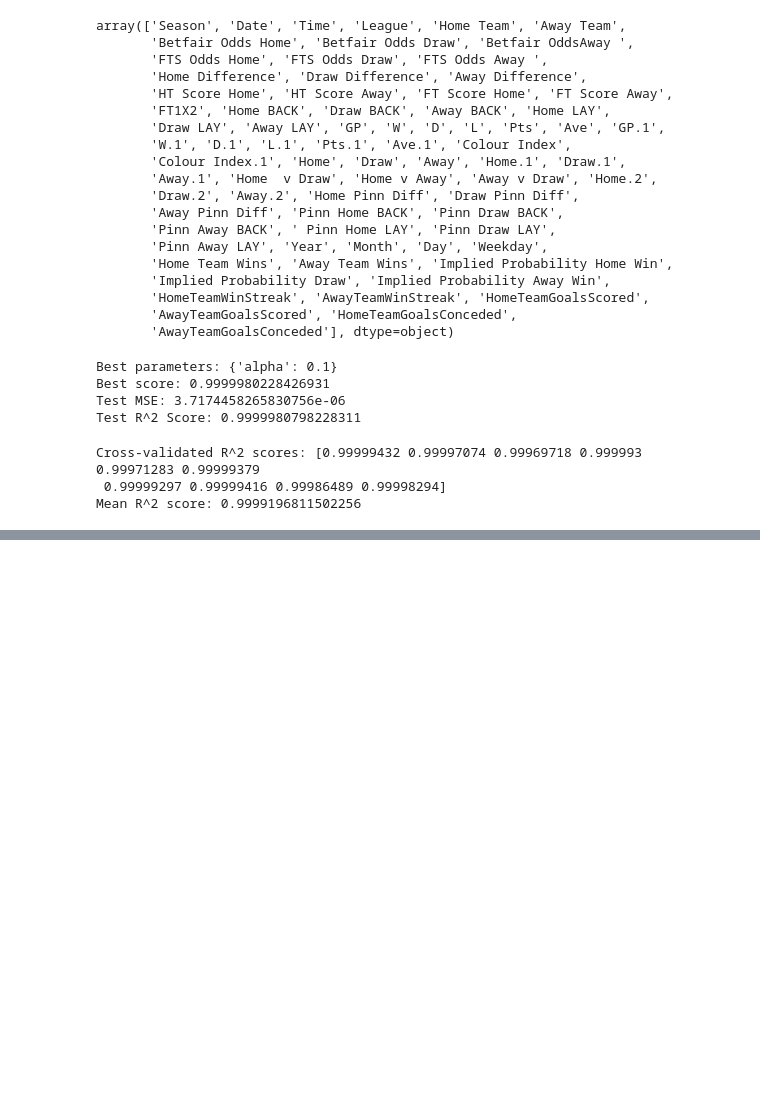
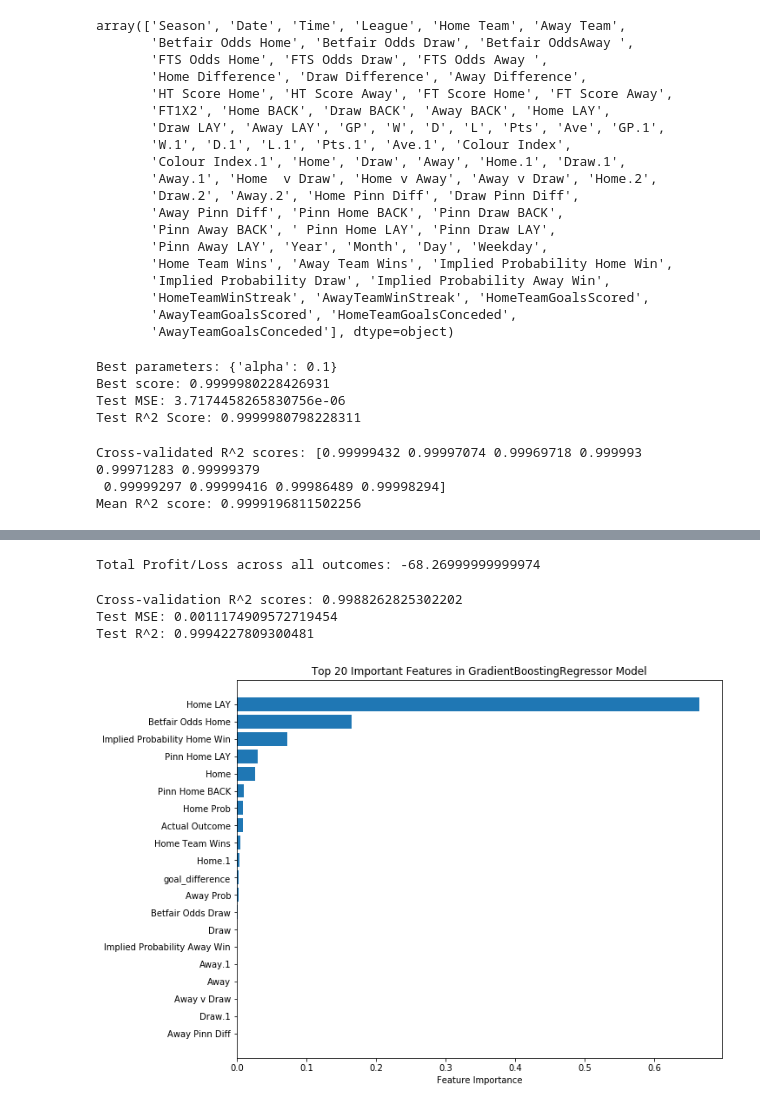
Before and after one commit to MiskaturRahman/analysis-Project, a Jupyter notebook: bet_project.ipynb, the cells around one changed output, grey strips where cells are left out. Cells and saved outputs as stored; diff of their text form; code cells hidden in the pictures; blank space fills up the shorter version.

```diff
--- a/bet_project.ipynb
+++ b/bet_project.ipynb
@@ -572,0 +673,31 @@ X_external_scaled = scaler.transform(external_df_encoded)
+# %%
+def simulate_betting(df, threshold=0.33, stake=1):
+    total_profit = 0
+    for _, row in df.iterrows():
+        # Determine the bet based on the highest probability
+        max_prob = max(row['Home Prob'], row['Draw Prob'], row['Away Prob'])
+        bet_outcome = None
+        if max_prob == row['Home Prob'] and max_prob > threshold:
+            bet_outcome = 1
+            bet_odds = row['Betfair Odds Home']
+        elif max_prob == row['Draw Prob'] and max_prob > threshold:
+            bet_outcome = 0
+            bet_odds = row['Betfair Odds Draw']
+        elif max_prob == row['Away Prob'] and max_prob > threshold:
+            bet_outcome = -1
+            bet_odds = row['Betfair OddsAway ']
+
+        # Calculate profit/loss
+        if bet_outcome is not None:
+            if bet_outcome == row['Actual Outcome']:
+                total_profit += (bet_odds - 1) * stake
+            else:
+                total_profit -= stake
+
+    return total_profit
+
+# Simulate betting across the entire dataset
+total_profit = simulate_betting(df)
+print(f"Total Profit/Loss across all outcomes: {total_profit}")
+# %% [output]
+Total Profit/Loss across all outcomes: -68.26999999999974
@@ -572,0 +736,46 @@ X_external_scaled = scaler.transform(external_df_encoded)
+# %%
+from sklearn.ensemble import GradientBoostingRegressor
+from sklearn.model_selection import train_test_split, cross_val_score
+from sklearn.metrics import mean_squared_error, r2_score
+
+# Splitting the cleaned and scaled dataset
+X_train, X_test, y_train, y_test = train_test_split(X_scaled, y, test_size=0.3, random_state=42)
+
+# Training the model
+model = GradientBoostingRegressor(random_state=42)
+model.fit(X_train, y_train)
+
+# Cross-validation to assess model robustness
+cv_scores = cross_val_score(model, X_train, y_train, cv=5, scoring='r2')
+print(f"Cross-validation R^2 scores: {cv_scores.mean()}")
+
+# Predicting and evaluating on the test set
+y_pred = model.predict(X_test)
+print(f"Test MSE: {mean_squared_error(y_test, y_pred)}")
+print(f"Test R^2: {r2_score(y_test, y_pred)}")
+# %% [output]
+Cross-validation R^2 scores: 0.9988262825302202
+Test MSE: 0.0011174909572719454
+Test R^2: 0.9994227809300481
+# %%
+import matplotlib.pyplot as plt
+import numpy as np
+
+# Assuming 'model' is your trained GradientBoostingRegressor model
+feature_importance = model.feature_importances_
+# Assuming X_train is your training feature set before splitting and scaling
+# If you used pd.get_dummies or similar, ensure to get the feature names correctly
+feature_names = X.columns
+
+# Sort the feature importances in descending order and plot
+sorted_idx = np.argsort(feature_importance)[::-1]
+sorted_names = [feature_names[i] for i in sorted_idx]
+
+plt.figure(figsize=(10, 8))
+plt.barh(sorted_names[:20], feature_importance[sorted_idx][:20], align='center')  # Adjust number to display as needed
+plt.xlabel("Feature Importance")
+plt.title("Top 20 Important Features in GradientBoostingRegressor Model")
+plt.gca().invert_yaxis()  # Invert y-axis to have the most important at the top
+plt.show()
+# %% [output]
+[figure, added]
```
Also changed, not shown: parts of 25 cells of this notebook, 3 other files.
